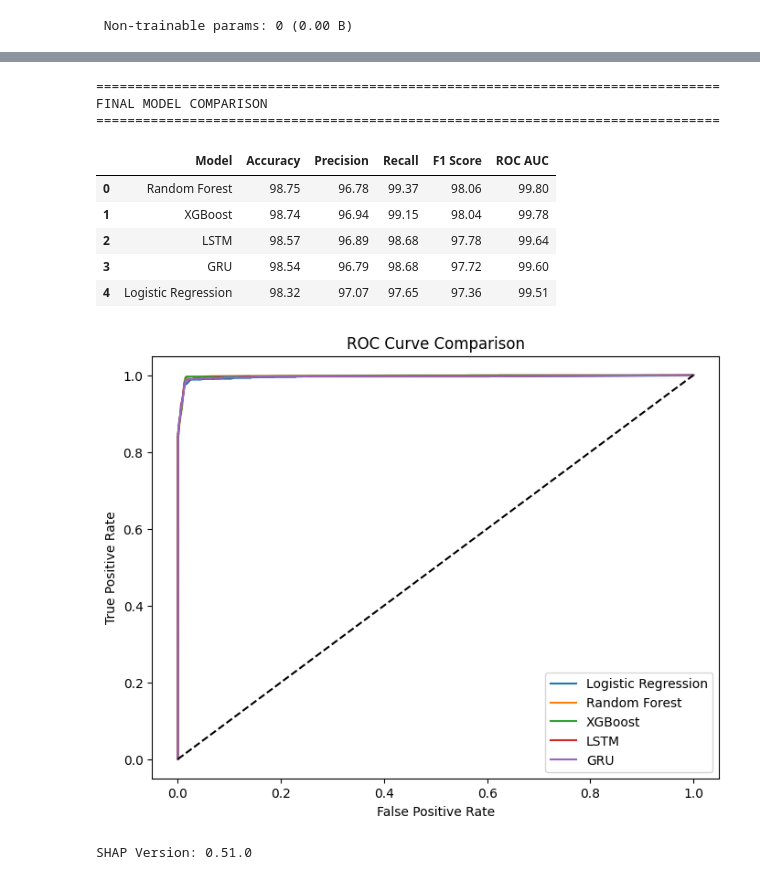
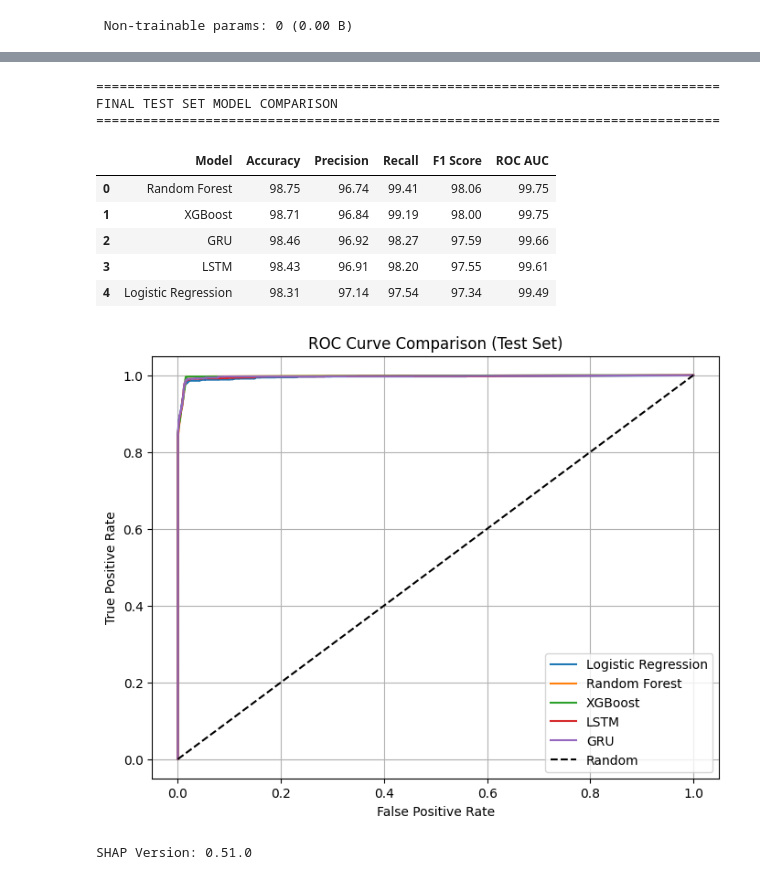
Before and after one commit to fardin0045/iot-compromise-, a Jupyter notebook: eaarly-2.ipynb, the cells around one changed output, grey strips where cells are left out. Cells and saved outputs as stored; diff of their text form; code cells hidden in the pictures.

```diff
--- a/eaarly-2.ipynb
+++ b/eaarly-2.ipynb
@@ -571,12 +585,13 @@ early_stop = EarlyStopping(
 )
 
 # Train model
+
 history = model.fit(
     X_train,
     y_train,
+    validation_data=(X_val, y_val),
     epochs=20,
     batch_size=64,
-    validation_split=0.2,
     callbacks=[early_stop],
     verbose=1
 )
@@ -1060,12 +1192,23 @@ Model: "sequential_1"
 # Train GRU
 # ============================================================
 
+from tensorflow.keras.callbacks import EarlyStopping
+
+early_stop = EarlyStopping(
+    monitor="val_loss",
+    patience=3,
+    restore_best_weights=True
+)
+
 history_gru = gru_model.fit(
     X_train,
     y_train,
-    validation_data=(X_test, y_test),
-    epochs=10,
+    validation_data=(X_val, y_val),
+    epochs=20,
     batch_size=64,
+    callbacks=[early_stop],
     verbose=1
 )
+
+print("\nGRU training completed.")
 # %% [output]
@@ -1161,83 +1337,100 @@ weighted avg       0.99      0.99      0.99      8556
 # %%
 # ============================================================
 # CELL 19
-# Final Model Comparison
+# Final Test Set Model Comparison
 # ============================================================
 
+import pandas as pd
+
+# Create comparison table
 comparison_df = pd.DataFrame(results)
 
-# Remove duplicates if this cell is run multiple times
-comparison_df = comparison_df.drop_duplicates(subset="Model", keep="last")
+# Remove duplicate models (if the cell is re-run)
+comparison_df = comparison_df.drop_duplicates(
+    subset="Model",
+    keep="last"
+)
 
-# Convert to percentage
-metrics = ["Accuracy", "Precision", "Recall", "F1 Score", "ROC AUC"]
+# Convert metrics to percentage
+metrics = [
+    "Accuracy",
+    "Precision",
+    "Recall",
+    "F1 Score",
+    "ROC AUC"
+]
 
 comparison_display = comparison_df.copy()
 
 for col in metrics:
-    comparison_display[col] = (comparison_display[col] * 100).round(2)
+    comparison_display[col] = (
+        comparison_display[col] * 100
+    ).round(2)
 
+# Sort by F1 Score (highest first)
 comparison_display = comparison_display.sort_values(
     by="F1 Score",
     ascending=False
 ).reset_index(drop=True)
 
-print("="*80)
-print("FINAL MODEL COMPARISON")
-print("="*80)
+print("=" * 80)
+print("FINAL TEST SET MODEL COMPARISON")
+print("=" * 80)
 
 display(comparison_display)
 # %% [output]
 ================================================================================
-FINAL MODEL COMPARISON
+FINAL TEST SET MODEL COMPARISON
 ================================================================================
 |  | Model | Accuracy | Precision | Recall | F1 Score | ROC AUC |
-| 0 | Random Forest | 98.75 | 96.78 | 99.37 | 98.06 | 99.80 |
-| 1 | XGBoost | 98.74 | 96.94 | 99.15 | 98.04 | 99.78 |
-| 2 | LSTM | 98.57 | 96.89 | 98.68 | 97.78 | 99.64 |
-| 3 | GRU | 98.54 | 96.79 | 98.68 | 97.72 | 99.60 |
-| 4 | Logistic Regression | 98.32 | 97.07 | 97.65 | 97.36 | 99.51 |
+| 0 | Random Forest | 98.75 | 96.74 | 99.41 | 98.06 | 99.75 |
+| 1 | XGBoost | 98.71 | 96.84 | 99.19 | 98.00 | 99.75 |
+| 2 | GRU | 98.46 | 96.92 | 98.27 | 97.59 | 99.66 |
+| 3 | LSTM | 98.43 | 96.91 | 98.20 | 97.55 | 99.61 |
+| 4 | Logistic Regression | 98.31 | 97.14 | 97.54 | 97.34 | 99.49 |
 # %%
 # ============================================================
 # CELL 20
-# ROC Curve Comparison
+# ROC Curve Comparison (Test Set)
 # ============================================================
 
 import matplotlib.pyplot as plt
 from sklearn.metrics import roc_curve
 
 plt.figure(figsize=(8,6))
 
 # Logistic Regression
 fpr, tpr, _ = roc_curve(y_test, y_prob_lr)
 plt.plot(fpr, tpr, label="Logistic Regression")
 
 # Random Forest
 fpr, tpr, _ = roc_curve(y_test, y_prob_rf)
 plt.plot(fpr, tpr, label="Random Forest")
 
 # XGBoost
 fpr, tpr, _ = roc_curve(y_test, y_prob_xgb)
 plt.plot(fpr, tpr, label="XGBoost")
 
 # LSTM
 fpr, tpr, _ = roc_curve(y_test, y_prob)
 plt.plot(fpr, tpr, label="LSTM")
 
 # GRU
 fpr, tpr, _ = roc_curve(y_test, y_prob_gru)
 plt.plot(fpr, tpr, label="GRU")
 
-plt.plot([0,1],[0,1],'k--')
+# Random classifier reference
+plt.plot([0,1], [0,1], 'k--', label="Random")
 
 plt.xlabel("False Positive Rate")
 plt.ylabel("True Positive Rate")
-plt.title("ROC Curve Comparison")
-plt.legend()
+plt.title("ROC Curve Comparison (Test Set)")
+plt.legend(loc="lower right")
+plt.grid(True)
 
 plt.show()
 # %% [output]
-[figure, old version]
+[figure, new version]
 # %%
 # ============================================================
 # EXPLAINABLE AI (SHAP)
```
Also changed, not shown: parts of 26 cells of this notebook.
